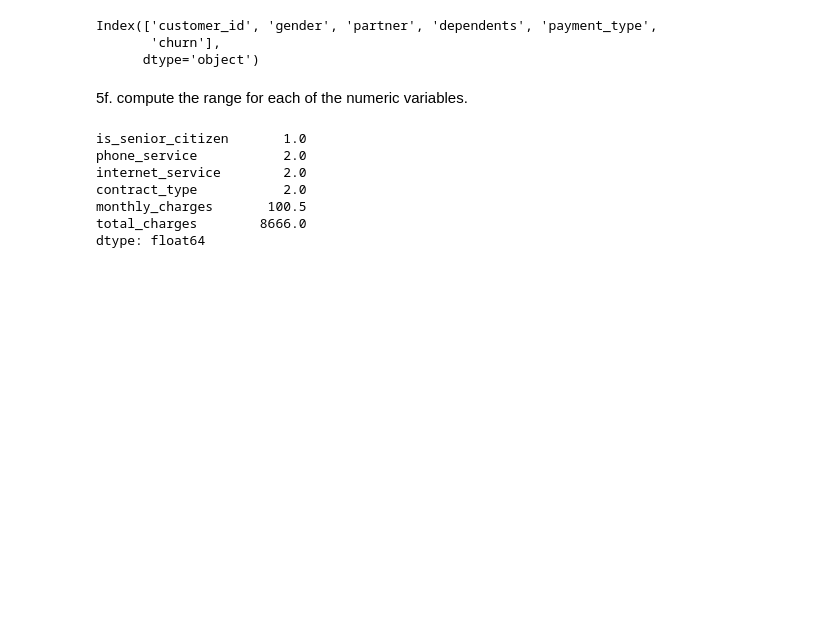
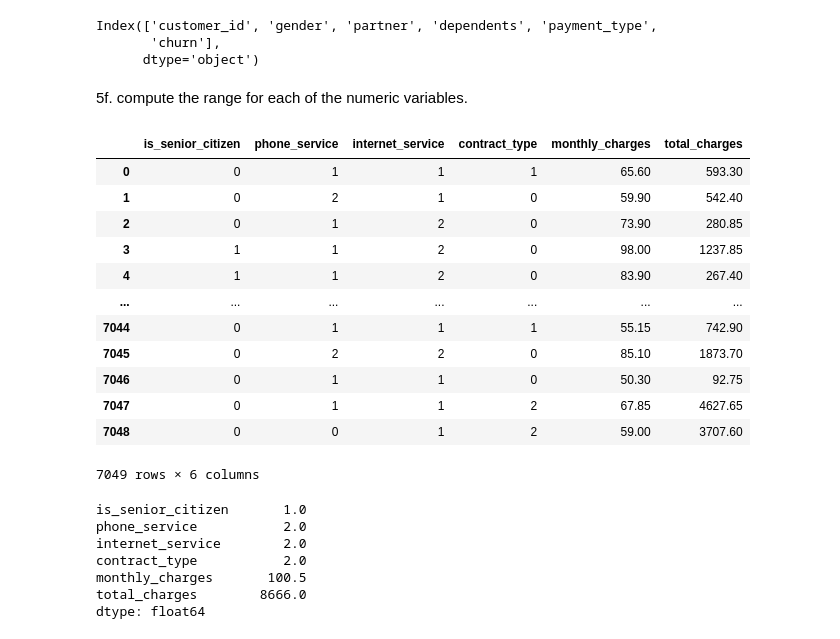
Before and after one commit to rachelrobbinsmayhill/classification-exercises, a Jupyter notebook: classification_exercises.ipynb, the cells around one changed output. Saved outputs shown, nothing was run; the diff lists cells and outputs as text; code cells hidden in the pictures; blank space fills up the shorter version.

```diff
--- a/classification_exercises.ipynb
+++ b/classification_exercises.ipynb
@@ -116,6 +118,22 @@ Index(['customer_id', 'gender', 'partner', 'dependents', 'payment_type',
       dtype='object')
 # %% [markdown]
 5f. compute the range for each of the numeric variables.
+# %%
+df_google_sheets.select_dtypes('number')
+# %% [output]
+|  | is_senior_citizen | phone_service | internet_service | contract_type | monthly_charges | total_charges |
+| 0 | 0 | 1 | 1 | 1 | 65.60 | 593.30 |
+| 1 | 0 | 2 | 1 | 0 | 59.90 | 542.40 |
+| 2 | 0 | 1 | 2 | 0 | 73.90 | 280.85 |
+| 3 | 1 | 1 | 2 | 0 | 98.00 | 1237.85 |
+| 4 | 1 | 1 | 2 | 0 | 83.90 | 267.40 |
+| ... | ... | ... | ... | ... | ... | ... |
+| 7044 | 0 | 1 | 1 | 1 | 55.15 | 742.90 |
+| 7045 | 0 | 2 | 2 | 0 | 85.10 | 1873.70 |
+| 7046 | 0 | 1 | 1 | 0 | 50.30 | 92.75 |
+| 7047 | 0 | 1 | 1 | 2 | 67.85 | 4627.65 |
+| 7048 | 0 | 0 | 1 | 2 | 59.00 | 3707.60 |
+7049 rows × 6 columns
 # %%
 df_google_sheets.select_dtypes(include=['int64', 'float64']).max()- df_google_sheets.select_dtypes(include=['int64', 'float64']).min()
 
```
Also changed, not shown: parts of 30 cells of this notebook, 1 other file.
